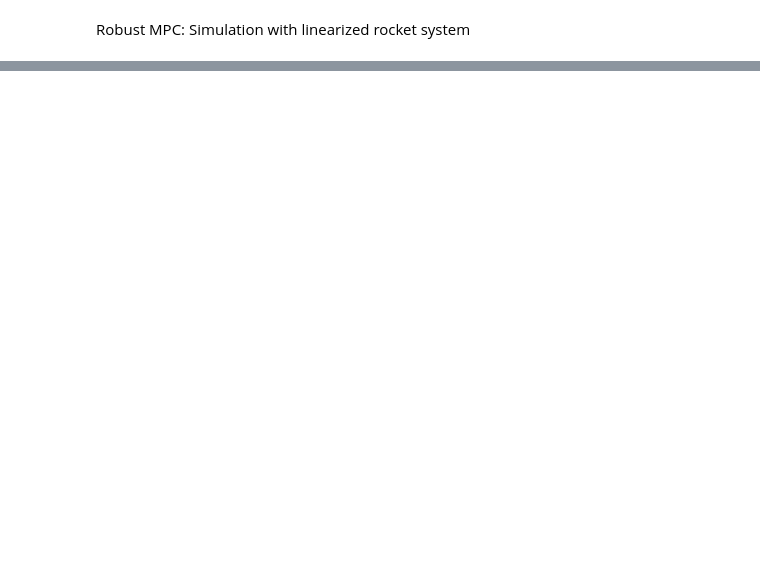
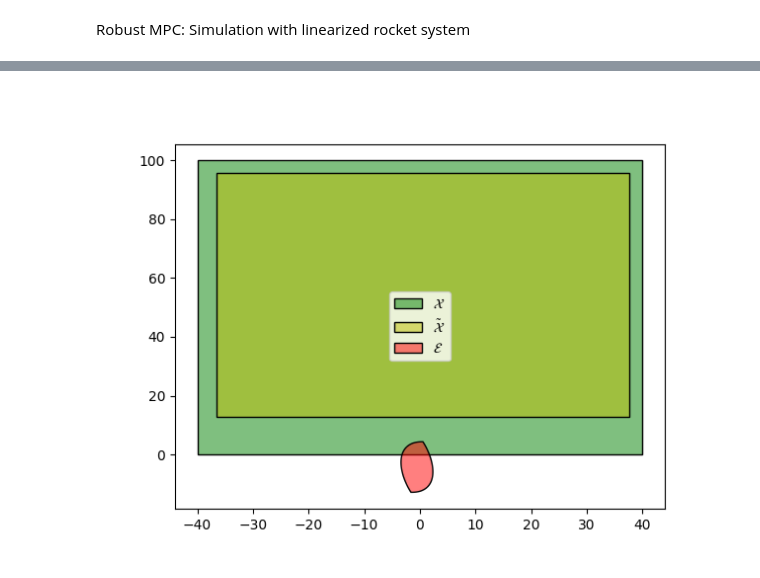
Before and after one commit to tancredelg/MPC-Course-EPFL, a Jupyter notebook: project/Deliverable_6_1&2/Deliverable_6_1.ipynb, the cells around one changed output, grey strips where cells are left out. Saved outputs shown, nothing was run; the diff lists cells and outputs as text; code cells hidden in the pictures; blank space fills up the shorter version.

```diff
--- a/project/Deliverable_6_1&2/Deliverable_6_1.ipynb
+++ b/project/Deliverable_6_1&2/Deliverable_6_1.ipynb
@@ -49,0 +93,11 @@ ModuleNotFoundError: No module named 'src'
+# %%
+fig2, ax2 = plt.subplots(1, 1)
+X_tilde = mpc.X_poly - mpc.E
+
+mpc.X.plot(ax2, color='g', opacity=0.5, label=r'$\mathcal{X}$')
+X_tilde.plot(ax2, color='y', opacity=0.5, label=r'$\mathcal{\tilde{X}}$')
+mpc.E.plot(ax2, color='r', opacity=0.5, label=r'$\mathcal{E}$')
+plt.legend()
+plt.show()
+# %% [output]
+[figure, added]
```
Also changed, not shown: parts of 6 cells of this notebook, 8 other files.
